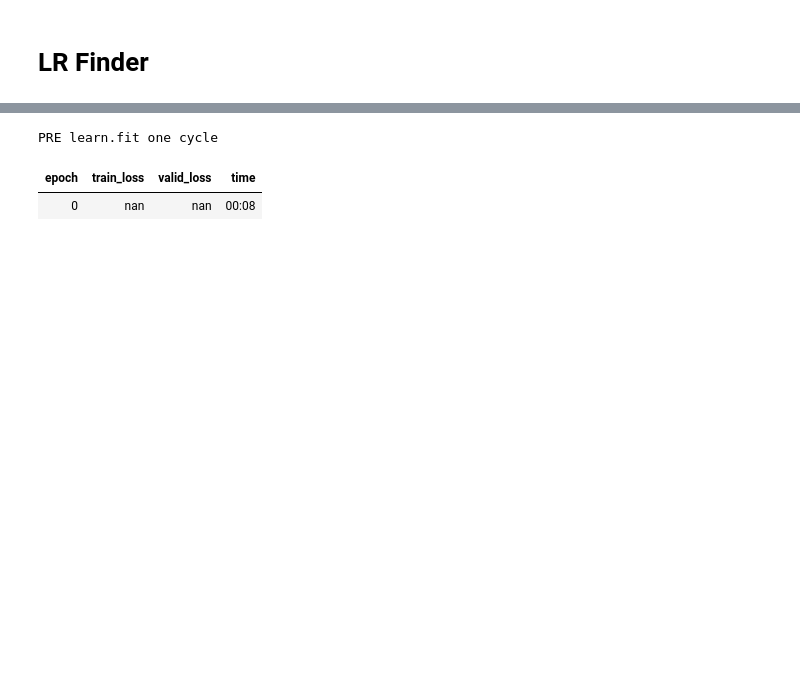
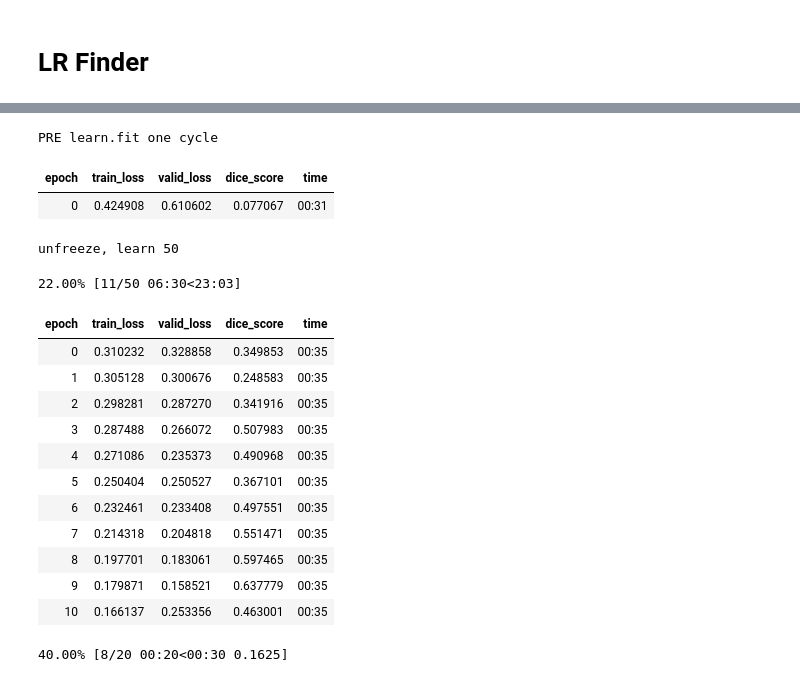
Before and after one commit to RGologorsky/DeepPit, a Jupyter notebook: 6 - Dataloaders- NB - SITK.ipynb, the cells around one changed output, grey strips where cells are left out. Cells and saved outputs as stored; diff of their text form; code cells hidden in the pictures; blank space fills up the shorter version.

```diff
--- a/6 - Dataloaders- NB - SITK.ipynb
+++ b/6 - Dataloaders- NB - SITK.ipynb
@@ -259,4 +464,13 @@ class CropBBox(Transform):
 
     def encodes(self, arr):
         imin, imax, jmin, jmax, kmin, kmax = self.bbox
-        return arr[imin:imax, jmin:jmax, kmin:kmax]
+        cropped = arr[imin:imax, jmin:jmax, kmin:kmax]
+
+        # pad if needed
+        new_size = [imax-imin, jmax-jmin, kmax-kmin]
+
+        pad = [x-y for x,y in zip(new_size, arr.shape)]
+        pad = [a for amt in pad for a in (amt//2, amt-amt//2)]
+        pad.reverse()
+
+        return F.pad(arr, pad, mode='constant', value=0)
@@ -386,13 +508,13 @@ print(f"Training: {len(splits[0])}, Valid: {len(splits[1])}")
 
 #tfms = [PathToSitk(), IsotropicTfm(1), ToTensor3D(), CropBBox(square_bbox)] #, AddChannel()]
 
-tfms = [DoAll(), CropBBox(square_bbox)]
+tfms = [DoAll(), CropBBox(general_bbox)] # square_bbox
 
 # tls
 tls = TfmdLists(items, tfms, splits=splits)
 
 # dls
-dls = tls.dataloaders(bs=1, after_batch=AddChannel())
+dls = tls.dataloaders(bs=2, after_batch=AddChannel())
 
 # GPU
 dls = dls.cuda()
@@ -437,8 +559,8 @@ gc.collect()
 torch.cuda.empty_cache()
 # %%
 backbone = efficientnet_b0 #r3d_18 (pretrained?)
-learn    = unet_learner_3d(dls, backbone, n_out=2)
+learn    = unet_learner_3d(dls, backbone, n_out=2,  metrics = dice_score)
 
 # GPU
 learn.model = learn.model.cuda()
-learn = learn.to_fp16()
+#learn = learn.to_fp16()
@@ -531,10 +665,30 @@ print(len(train))
+# %%
+print("PRE learn.fit one cycle")
+learn.fit_one_cycle(1, 3e-1, wd = 1e-4)
+# %% [output]
+PRE learn.fit one cycle
+| epoch | train_loss | valid_loss | dice_score | time |
+| 0 | 0.424908 | 0.610602 | 0.077067 | 00:31 |
 # %%
-print("PRE learn.fit one cycle")
-learn.fit_one_cycle(1, 1e-7, wd = 1e-4)
+print("unfreeze, learn 50")
+learn.unfreeze()
+learn.fit_one_cycle(50, 3e-3, wd = 1e-4)
 # %% [output]
-PRE learn.fit one cycle
+unfreeze, learn 50
+22.00% [11/50 06:30<23:03]
-| epoch | train_loss | valid_loss | time |
-| 0 | nan | nan | 00:08 |
+| epoch | train_loss | valid_loss | dice_score | time |
+| 0 | 0.310232 | 0.328858 | 0.349853 | 00:35 |
+| 1 | 0.305128 | 0.300676 | 0.248583 | 00:35 |
+| 2 | 0.298281 | 0.287270 | 0.341916 | 00:35 |
+| 3 | 0.287488 | 0.266072 | 0.507983 | 00:35 |
+| 4 | 0.271086 | 0.235373 | 0.490968 | 00:35 |
+| 5 | 0.250404 | 0.250527 | 0.367101 | 00:35 |
+| 6 | 0.232461 | 0.233408 | 0.497551 | 00:35 |
+| 7 | 0.214318 | 0.204818 | 0.551471 | 00:35 |
+| 8 | 0.197701 | 0.183061 | 0.597465 | 00:35 |
+| 9 | 0.179871 | 0.158521 | 0.637779 | 00:35 |
+| 10 | 0.166137 | 0.253356 | 0.463001 | 00:35 |
+40.00% [8/20 00:20<00:30 0.1625]
 # %%
 learn.lr_find()
 # %% [output]
```
Also changed, not shown: parts of 52 cells of this notebook, 27 other files.
